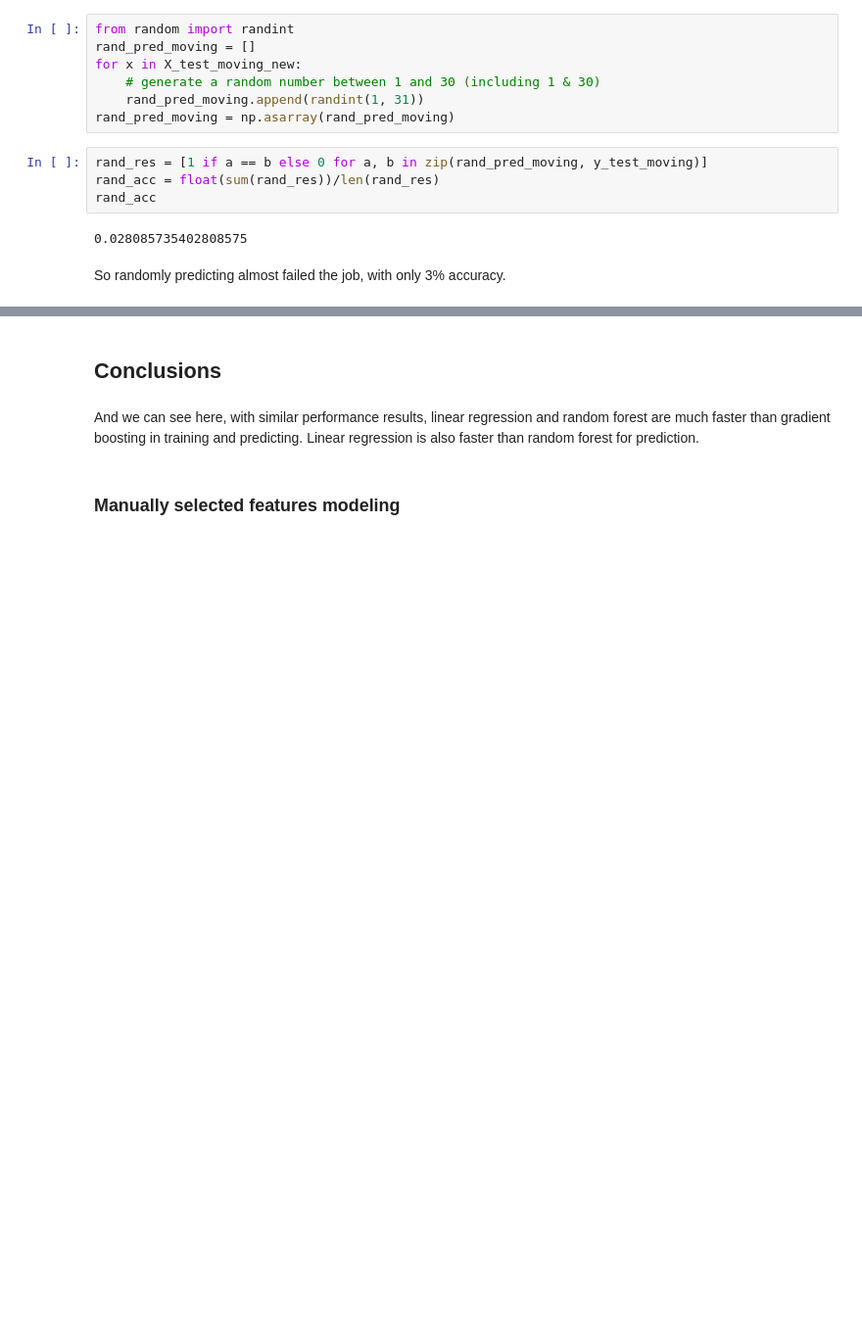
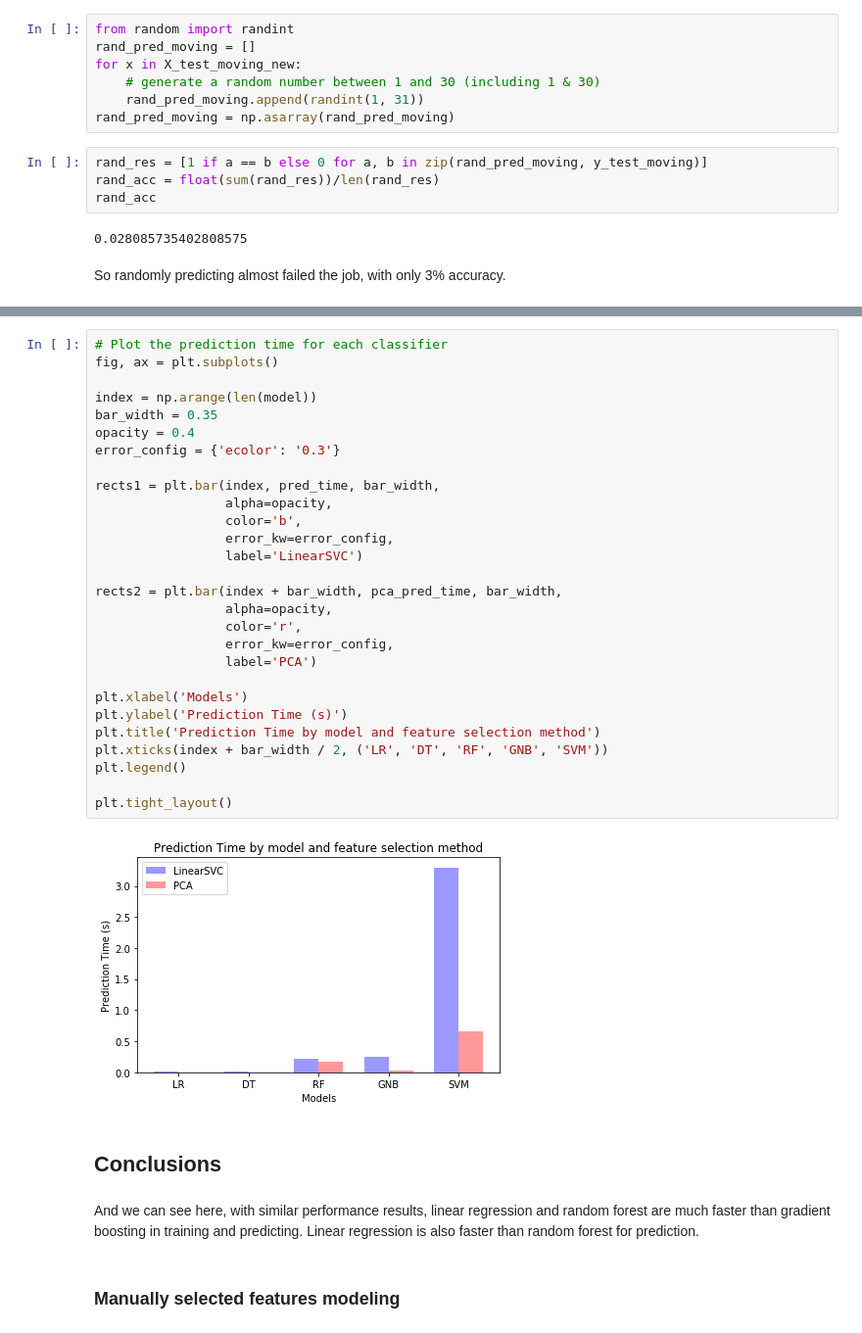
Before and after one commit to tinahbu/Gait-Cycle-Segmentation, a Jupyter notebook: Human Activity Prediction.ipynb, the cells around one changed output, grey strips where cells are left out. Shown at 98% size. Drawn from its saved outputs; the diff is of its cells as text; blank space fills up the shorter version.

```diff
--- a/Human Activity Prediction.ipynb
+++ b/Human Activity Prediction.ipynb
@@ -593,3 +610,33 @@ plt.xticks(index, model)
+# %%
+# Plot the prediction time for each classifier
+fig, ax = plt.subplots()
+
+index = np.arange(len(model))
+bar_width = 0.35
+opacity = 0.4
+error_config = {'ecolor': '0.3'}
+
+rects1 = plt.bar(index, pred_time, bar_width,
+                 alpha=opacity,
+                 color='b',
+                 error_kw=error_config,
+                 label='LinearSVC')
+
+rects2 = plt.bar(index + bar_width, pca_pred_time, bar_width,
+                 alpha=opacity,
+                 color='r',
+                 error_kw=error_config,
+                 label='PCA')
+
+plt.xlabel('Models')
+plt.ylabel('Prediction Time (s)')
+plt.title('Prediction Time by model and feature selection method')
+plt.xticks(index + bar_width / 2, ('LR', 'DT', 'RF', 'GNB', 'SVM'))
+plt.legend()
+
+plt.tight_layout()
+# %% [output]
+[figure, added]
 # %% [markdown]
 ## Conclusions
 # %% [markdown]
```
Also changed, not shown: parts of 54 cells of this notebook.
